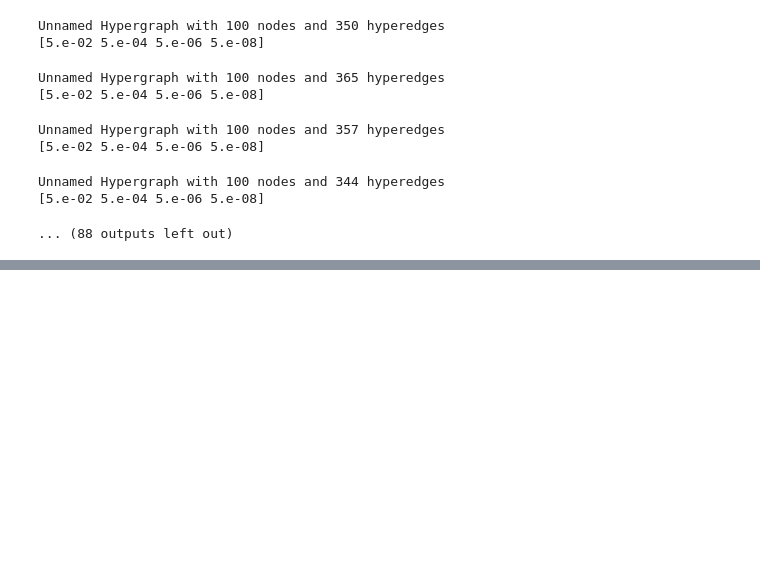
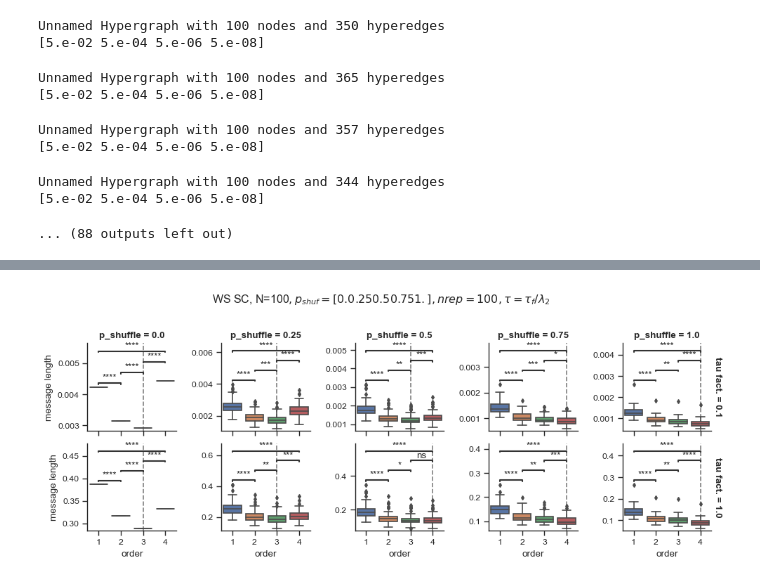
Before and after one commit to maximelucas/hypergraph_reducibility, a Jupyter notebook: notebooks/figures.ipynb, the cells around one changed output, grey strips where cells are left out. Drawn from its saved outputs; the diff is of its cells as text; code cells hidden in the pictures; blank space fills up the shorter version.

```diff
--- a/notebooks/figures.ipynb
+++ b/notebooks/figures.ipynb
@@ -690,0 +1577,16 @@ density_scales
+# %%
+# Create an empty list to store the data
+long_form_data = []
+
+# Iterate through the nested dictionary and extract the values
+for label1, label1_data in message_lengths.items():
+    #print(label1)
+    for label2, label2_data in label1_data.items():
+        for label3, array in label2_data.items():
+            for index, value in enumerate(array):
+                long_form_data.append([value, label1, label2, round(label3, 3), index + 1])
+
+# Create a DataFrame from the long_form_data list
+df_shuffle = pd.DataFrame(long_form_data, columns=['message length', 'p_shuffle', 'rep', 'tau fact.', 'order'])
+
+df_shuffle
@@ -690,0 +1607,65 @@ density_scales
+# %%
+g = sb.catplot(
+    kind="box",
+    data=df_shuffle,
+    x="order",
+    y="message length",
+    col="p_shuffle",
+    row="tau fact.",
+    height=2,
+    margin_titles=True,
+    sharey=False,
+    # aspect=1.5,
+    fliersize=3,
+)
+
+# g.map_dataframe(
+#    sb.stripplot,
+#    data=df,
+#    x="order",
+#    y="message length",
+#    # row="density",
+#    # col="tau",
+#    color="black",
+#    # dodge=True,
+#    alpha=0.2,
+# )
+
+# pairs = list(combinations(orders, 2))
+pairs = [(1, 2), (1, 4), (2, 3), (3, 4)]
+
+for i, tau_fact in enumerate(tau_factors):
+    for j, p in enumerate(p_shuffles):
+
+        ax = g.axes[i,j]
+        mask = (df_shuffle["tau fact."] == tau_fact) * (df_shuffle["p_shuffle"] == p)
+
+        annotator = Annotator(
+            ax,
+            pairs,
+            data=df_shuffle[mask],
+            y="message length",
+            x="order",
+            row="p_shuffle",
+            col="tau fact.",
+        )
+        annotator.configure(
+            test="t-test_welch", text_format="star", loc="inside", verbose=0
+        )
+        annotator.apply_and_annotate()
+
+        # plot vertical line at minimum
+        order_min = df_shuffle[mask].groupby("order").mean()["message length"].argmin()
+        ax.axvline(order_min, ls="--", c="grey", zorder=-2)
+
+g.set_titles(template="{col_name}", fontweight='bold')
+g.fig.subplots_adjust(top=0.8)  # adjust the Figure in rp
+title = rf"WS SC, N={N}$, p_{{shuf}}={p_shuffles}, nrep={n_rep}, \tau = \tau_f / \lambda_2$"
+g.fig.suptitle(title)
+
+fig_name = f"message_length_RSCshuffle_N{N}_pshuff_{p_shuffles}_taufact_{list(tau_factors)}_nreps_{n_rep}_boxplot"
+plt.savefig(f"{out_dir}{fig_name}.png", dpi=250, bbox_inches="tight")
+
+plt.show()
+# %% [output]
+[figure, added]
```
Also changed, not shown: parts of 44 cells of this notebook, 14 other files.
